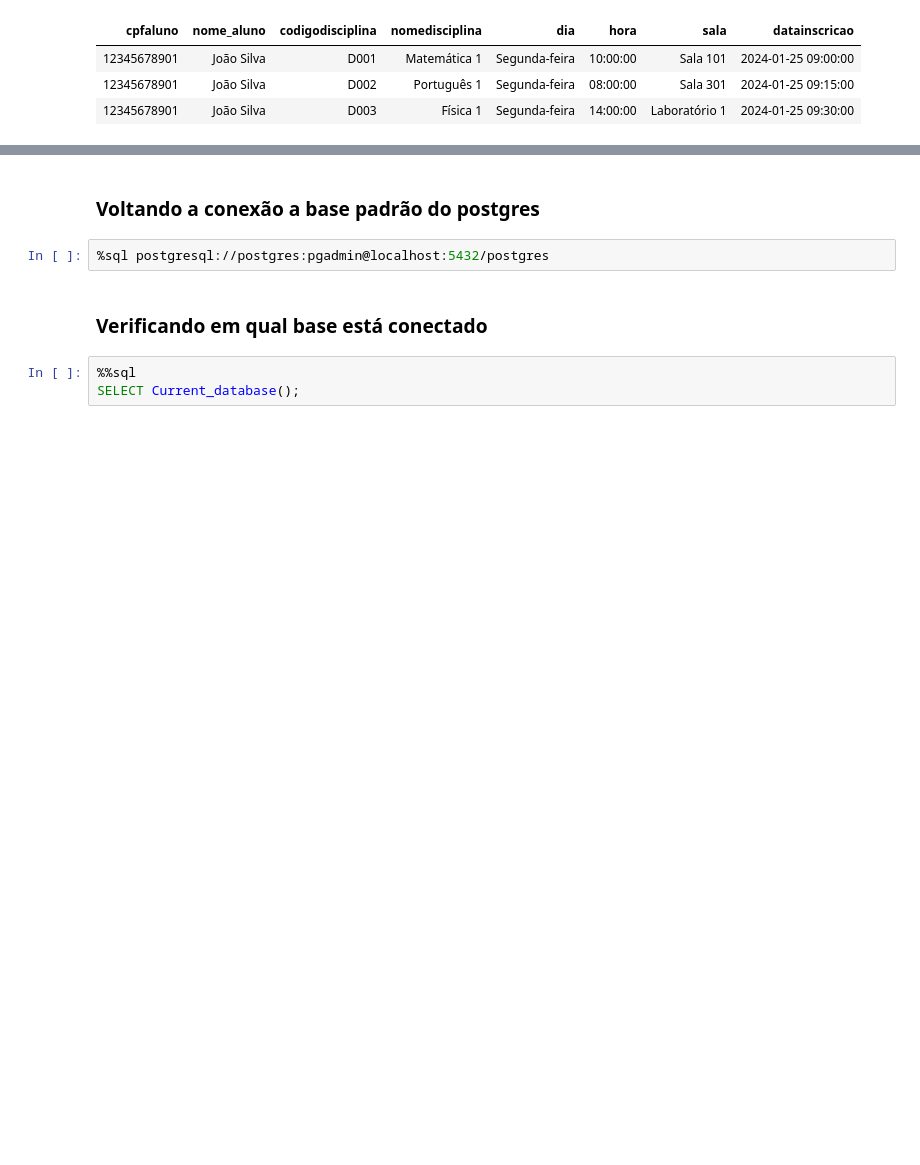
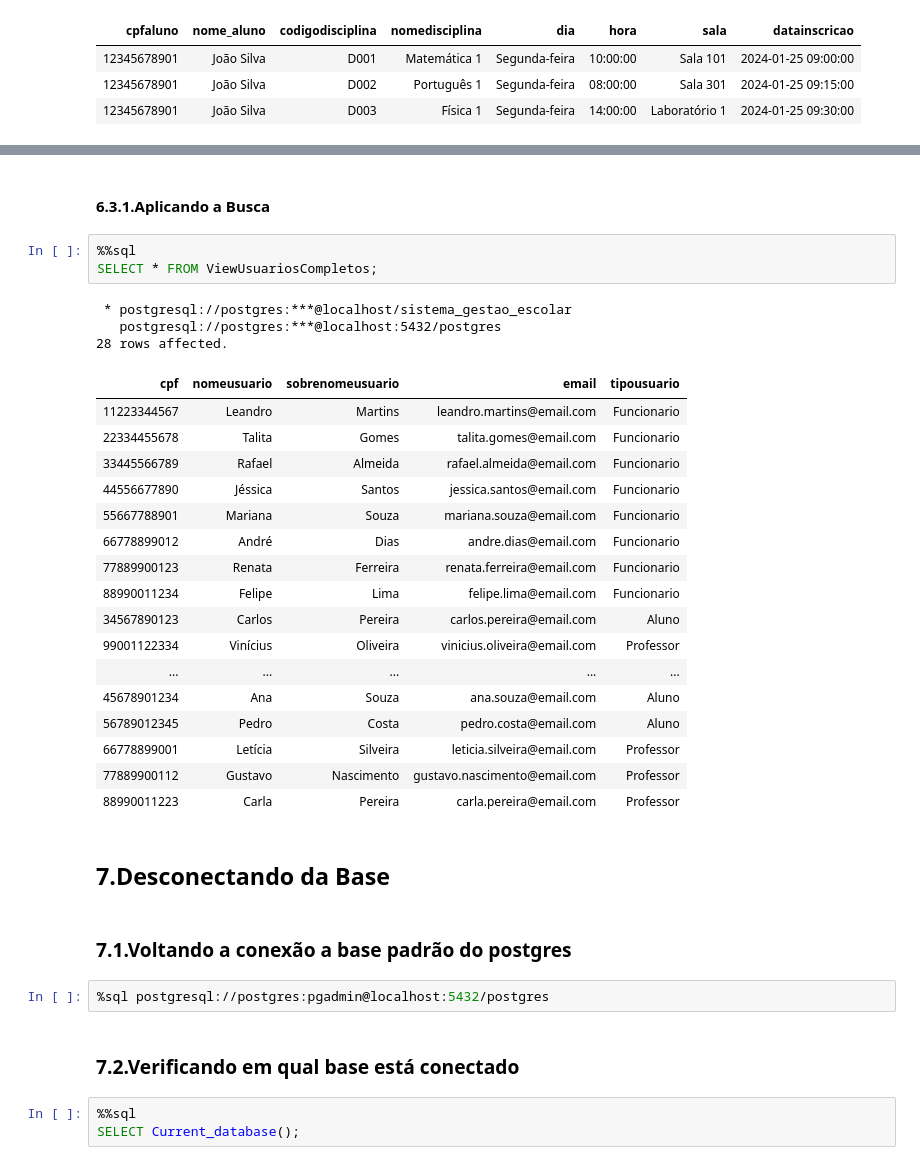
Before and after one commit to rodriguesgbreno/projeto_final_base_de_dados_scc0240_2025, a Jupyter notebook: documentos/projeto_final.ipynb, the cells around one changed output, grey strips where cells are left out. Cells and saved outputs as stored; diff of their text form; blank space fills up the shorter version.

```diff
--- a/documentos/projeto_final.ipynb
+++ b/documentos/projeto_final.ipynb
@@ -1251,9 +1687,37 @@ ORDER BY i.DataInscricao;
+# %% [markdown]
+#### 6.3.1.Aplicando a Busca
+# %%
+%%sql
+SELECT * FROM ViewUsuariosCompletos;
+# %% [output]
+ * postgresql://postgres:***@localhost/sistema_gestao_escolar
+   postgresql://postgres:***@localhost:5432/postgres
+28 rows affected.
+| cpf | nomeusuario | sobrenomeusuario | email | tipousuario |
+| 11223344567 | Leandro | Martins | leandro.martins@email.com | Funcionario |
+| 22334455678 | Talita | Gomes | talita.gomes@email.com | Funcionario |
+| 33445566789 | Rafael | Almeida | rafael.almeida@email.com | Funcionario |
+| 44556677890 | Jéssica | Santos | jessica.santos@email.com | Funcionario |
+| 55667788901 | Mariana | Souza | mariana.souza@email.com | Funcionario |
+| 66778899012 | André | Dias | andre.dias@email.com | Funcionario |
+| 77889900123 | Renata | Ferreira | renata.ferreira@email.com | Funcionario |
+| 88990011234 | Felipe | Lima | felipe.lima@email.com | Funcionario |
+| 34567890123 | Carlos | Pereira | carlos.pereira@email.com | Aluno |
+| 99001122334 | Vinícius | Oliveira | vinicius.oliveira@email.com | Professor |
+| ... | ... | ... | ... | ... |
+| 45678901234 | Ana | Souza | ana.souza@email.com | Aluno |
+| 56789012345 | Pedro | Costa | pedro.costa@email.com | Aluno |
+| 66778899001 | Letícia | Silveira | leticia.silveira@email.com | Professor |
+| 77889900112 | Gustavo | Nascimento | gustavo.nascimento@email.com | Professor |
+| 88990011223 | Carla | Pereira | carla.pereira@email.com | Professor |
+# %% [markdown]
+## 7.Desconectando da Base
 # %% [markdown]
-### Voltando a conexão a base padrão do postgres
+### 7.1.Voltando a conexão a base padrão do postgres
 # %%
 %sql postgresql://postgres:pgadmin@localhost:5432/postgres
 # %% [markdown]
-### Verificando em qual base está conectado
+### 7.2.Verificando em qual base está conectado
 # %%
 %%sql
 SELECT Current_database();
```
Also changed, not shown: parts of 80 cells of this notebook, 7 other files.
